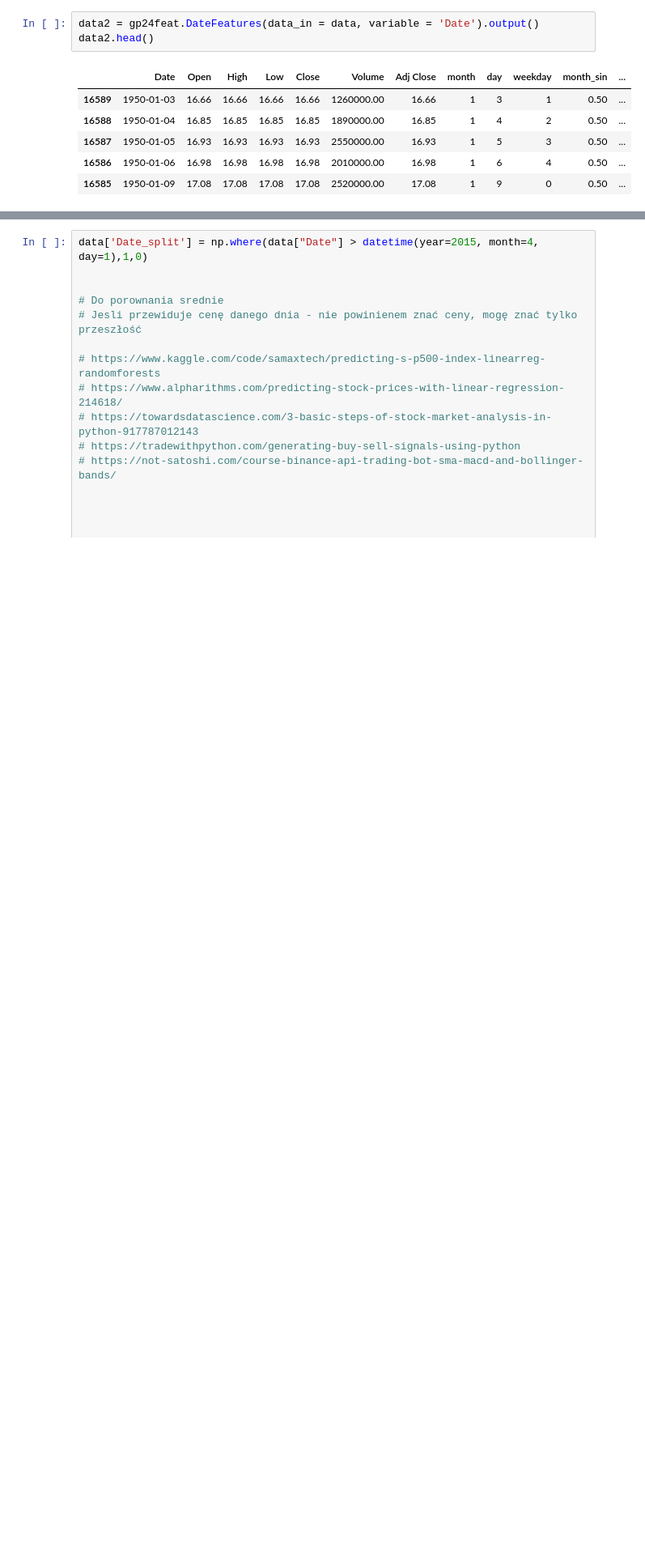
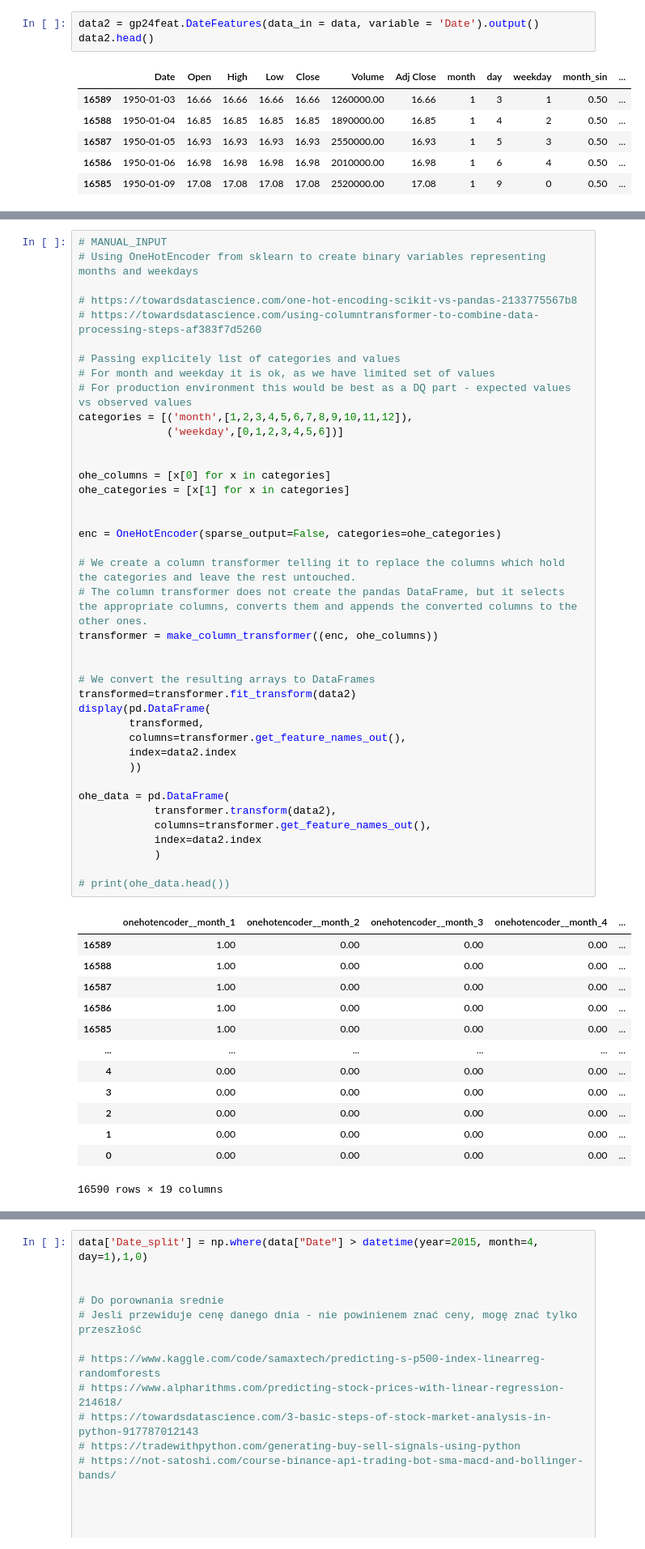
Before and after one commit to TGusciora/python-gp24, a Jupyter notebook: notebooks/001_GP24_tg_EDA_train_model.ipynb, the cells around one changed output, grey strips where cells are left out. Shown at 81% size. Saved outputs shown, nothing was run; the diff lists cells and outputs as text; blank space fills up the shorter version.

```diff
--- a/notebooks/001_GP24_tg_EDA_train_model.ipynb
+++ b/notebooks/001_GP24_tg_EDA_train_model.ipynb
@@ -205 +181,55 @@ print(months_onehot)
+# %%
+# MANUAL_INPUT
+# Using OneHotEncoder from sklearn to create binary variables representing months and weekdays
+
+# https://towardsdatascience.com/one-hot-encoding-scikit-vs-pandas-2133775567b8
+# https://towardsdatascience.com/using-columntransformer-to-combine-data-processing-steps-af383f7d5260
+
+# Passing explicitely list of categories and values
+# For month and weekday it is ok, as we have limited set of values
+# For production environment this would be best as a DQ part - expected values vs observed values
+categories = [('month',[1,2,3,4,5,6,7,8,9,10,11,12]),
+              ('weekday',[0,1,2,3,4,5,6])]
+
+
+ohe_columns = [x[0] for x in categories]
+ohe_categories = [x[1] for x in categories]
+
+
+enc = OneHotEncoder(sparse_output=False, categories=ohe_categories)
+
+# We create a column transformer telling it to replace the columns which hold the categories and leave the rest untouched.
+# The column transformer does not create the pandas DataFrame, but it selects the appropriate columns, converts them and appends the converted columns to the other ones.
+transformer = make_column_transformer((enc, ohe_columns))
+
+
+# We convert the resulting arrays to DataFrames
+transformed=transformer.fit_transform(data2)
+display(pd.DataFrame(
+        transformed,
+        columns=transformer.get_feature_names_out(),
+        index=data2.index
+        ))
+
+ohe_data = pd.DataFrame(
+            transformer.transform(data2),
+            columns=transformer.get_feature_names_out(),
+            index=data2.index
+            )
+
+# print(ohe_data.head())
+# %% [output]
+|  | onehotencoder__month_1 | onehotencoder__month_2 | onehotencoder__month_3 | onehotencoder__month_4 | ... |
+| 16589 | 1.00 | 0.00 | 0.00 | 0.00 | ... |
+| 16588 | 1.00 | 0.00 | 0.00 | 0.00 | ... |
+| 16587 | 1.00 | 0.00 | 0.00 | 0.00 | ... |
+| 16586 | 1.00 | 0.00 | 0.00 | 0.00 | ... |
+| 16585 | 1.00 | 0.00 | 0.00 | 0.00 | ... |
+| ... | ... | ... | ... | ... | ... |
+| 4 | 0.00 | 0.00 | 0.00 | 0.00 | ... |
+| 3 | 0.00 | 0.00 | 0.00 | 0.00 | ... |
+| 2 | 0.00 | 0.00 | 0.00 | 0.00 | ... |
+| 1 | 0.00 | 0.00 | 0.00 | 0.00 | ... |
+| 0 | 0.00 | 0.00 | 0.00 | 0.00 | ... |
+16590 rows × 19 columns
 # %%
```
Also changed, not shown: parts of 8 cells of this notebook, 1 other file.
